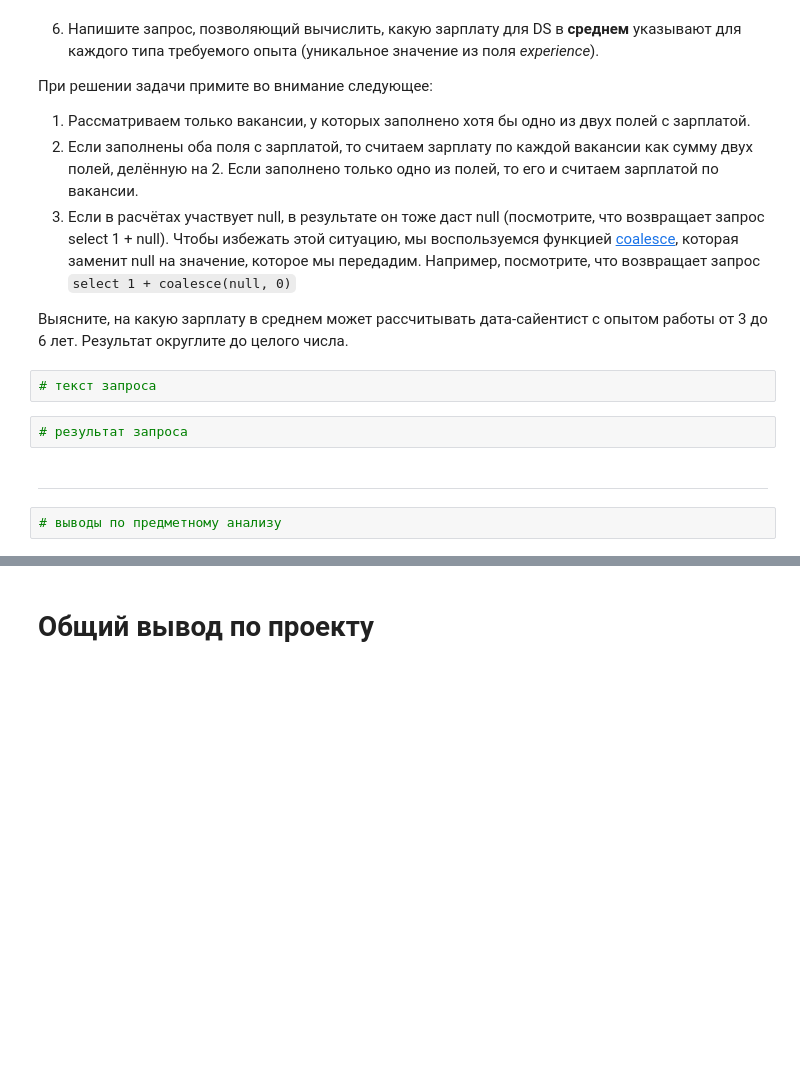
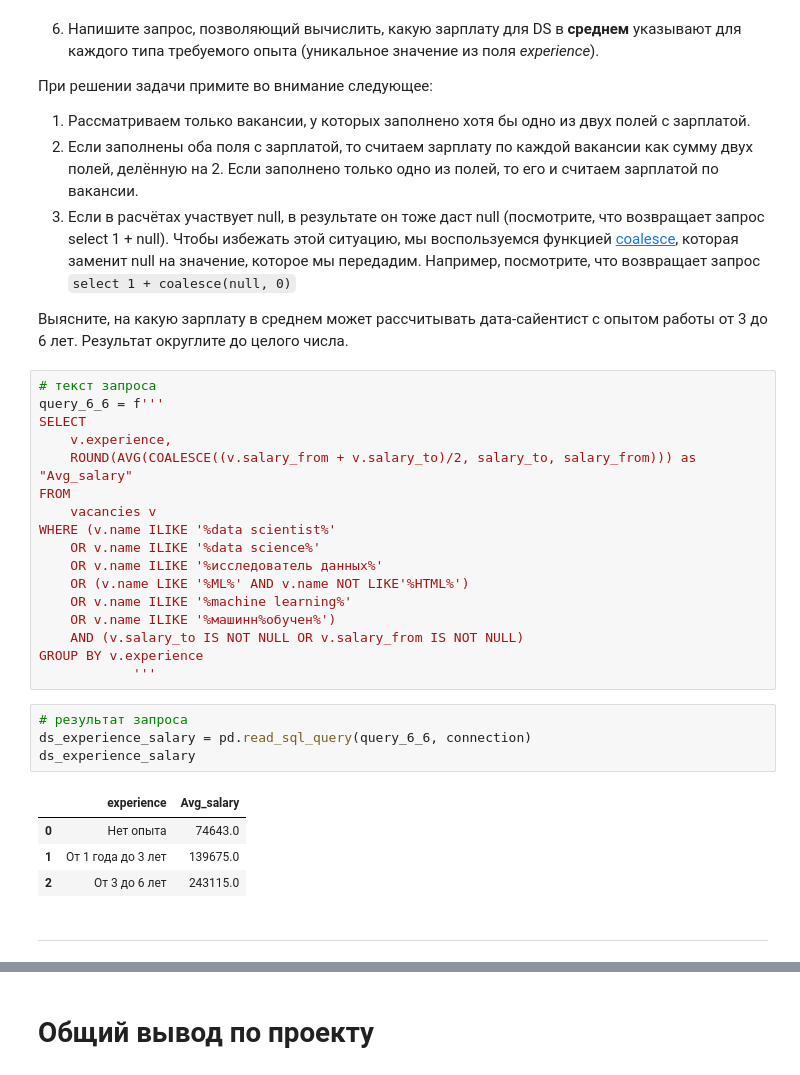
Before and after one commit to EvgeniiOvcharenko/Project_Data_Science, a Jupyter notebook: PROJECT-2. Анализ вакансий из HeadHunter/Project_2_Ноутбук_шаблон.ipynb, the cells around one changed output, grey strips where cells are left out. Saved outputs shown, nothing was run; the diff lists cells and outputs as text; blank space fills up the shorter version.

```diff
--- a/PROJECT-2. Анализ вакансий из HeadHunter/Project_2_Ноутбук_шаблон.ipynb
+++ b/PROJECT-2. Анализ вакансий из HeadHunter/Project_2_Ноутбук_шаблон.ipynb
@@ -537,9 +624,29 @@ df_yandex
 Выясните, на какую зарплату в среднем может рассчитывать дата-сайентист с опытом работы от 3 до 6 лет. Результат округлите до целого числа.
 # %%
 # текст запроса
+query_6_6 = f'''
+SELECT
+    v.experience,
+    ROUND(AVG(COALESCE((v.salary_from + v.salary_to)/2, salary_to, salary_from))) as "Avg_salary"
+FROM
+    vacancies v
+WHERE (v.name ILIKE '%data scientist%'
+    OR v.name ILIKE '%data science%'
+    OR v.name ILIKE '%исследователь данных%'
+    OR (v.name LIKE '%ML%' AND v.name NOT LIKE'%HTML%')
+    OR v.name ILIKE '%machine learning%'
+    OR v.name ILIKE '%машинн%обучен%')
+    AND (v.salary_to IS NOT NULL OR v.salary_from IS NOT NULL)
+GROUP BY v.experience
+            '''
 # %%
 # результат запроса
+ds_experience_salary = pd.read_sql_query(query_6_6, connection)
+ds_experience_salary
+# %% [output]
+|  | experience | Avg_salary |
+| 0 | Нет опыта | 74643.0 |
+| 1 | От 1 года до 3 лет | 139675.0 |
+| 2 | От 3 до 6 лет | 243115.0 |
 # %% [markdown]
 ***
-# %%
-# выводы по предметному анализу
```
Also changed, not shown: parts of 22 cells of this notebook.
